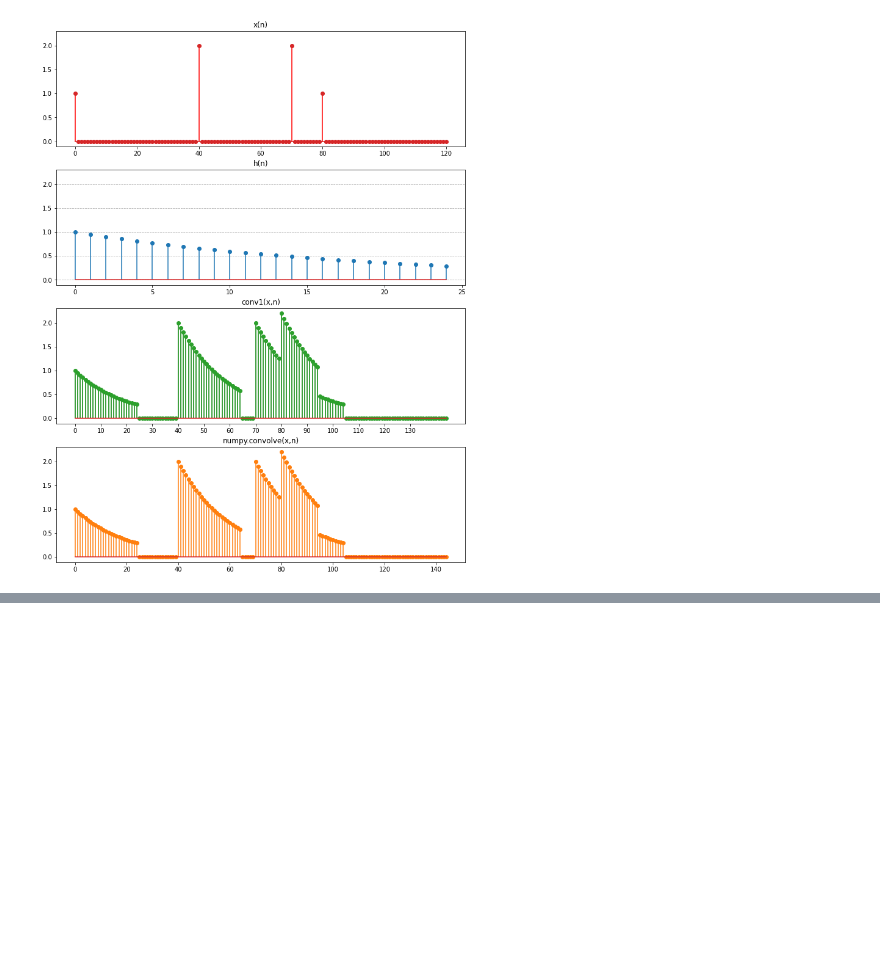
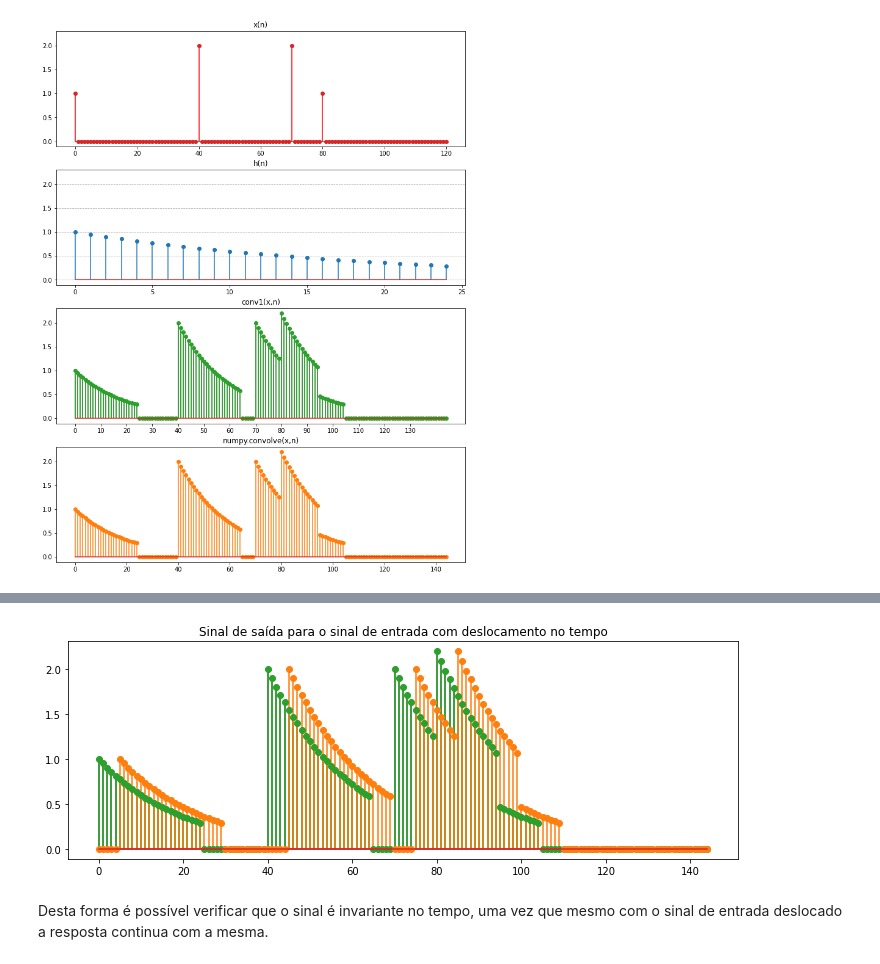
Before and after one commit to julianafalves/Sinais-Digitais, a Jupyter notebook: Projeto3.ipynb, the cells around one changed output, grey strips where cells are left out. Drawn from its saved outputs; the diff is of its cells as text; code cells hidden in the pictures; blank space fills up the shorter version.

```diff
--- a/Projeto3.ipynb
+++ b/Projeto3.ipynb
@@ -275,0 +332,13 @@ show()
+# %%
+deslocamento = 5
+#criando a entrada deslocada no tempo
+x_i_deslocado = ss.dimpulse(n_i-deslocamento) + 2 * ss.dimpulse(n_i - 40- deslocamento) + 2 * ss.dimpulse(n_i - 70- deslocamento) + ss.dimpulse(n_i - 80 - deslocamento)
+# %%
+stem(conv1(x_i, h_i), use_line_collection=True, linefmt='g', markerfmt='C2o')
+stem(conv1(x_i_deslocado, h_i), use_line_collection=True, linefmt='C1', markerfmt='C1o')
+plt.title('Sinal de saída para o sinal de entrada com deslocamento no tempo')
+show()
+# %% [output]
+[figure, added]
+# %% [markdown]
+Desta forma é possível verificar que o sinal é invariante no tempo, uma vez que mesmo com o sinal de entrada deslocado a resposta continua com a mesma.
```
Also changed, not shown: parts of 20 cells of this notebook.
